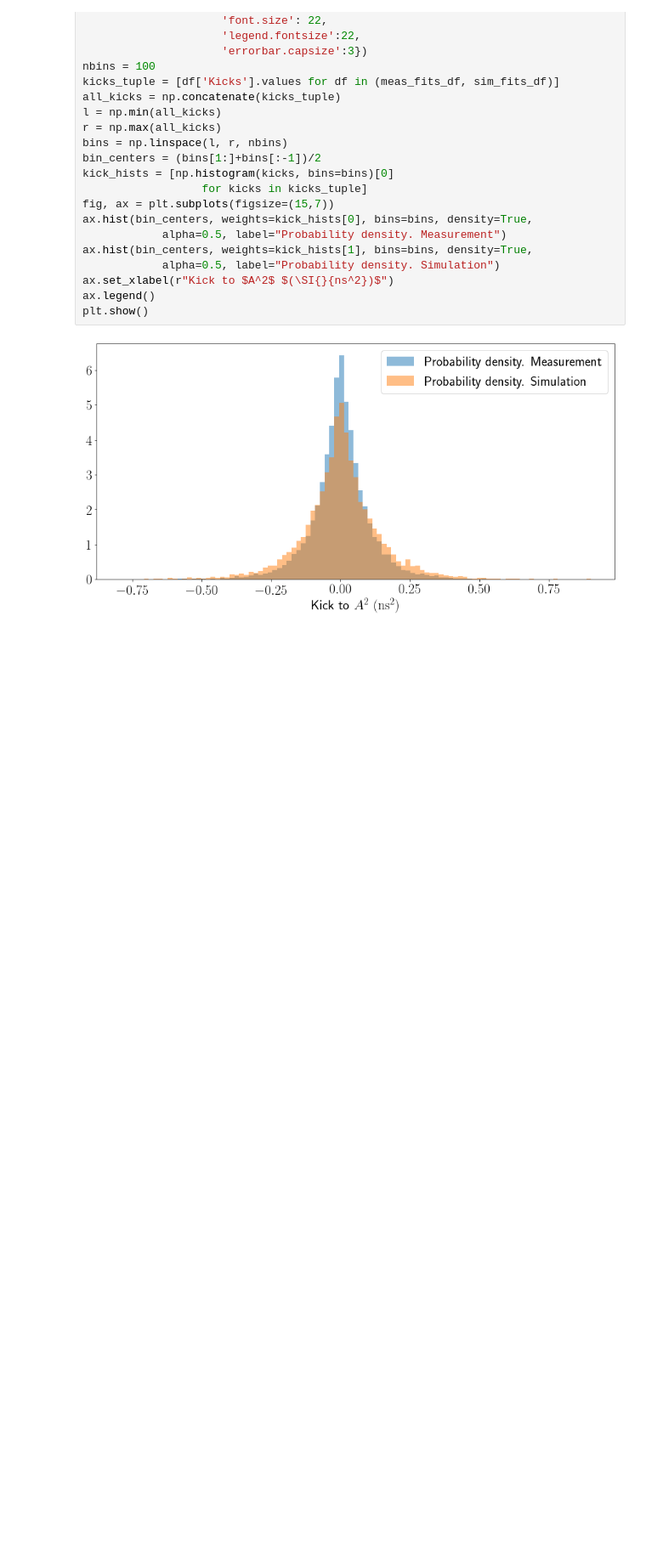
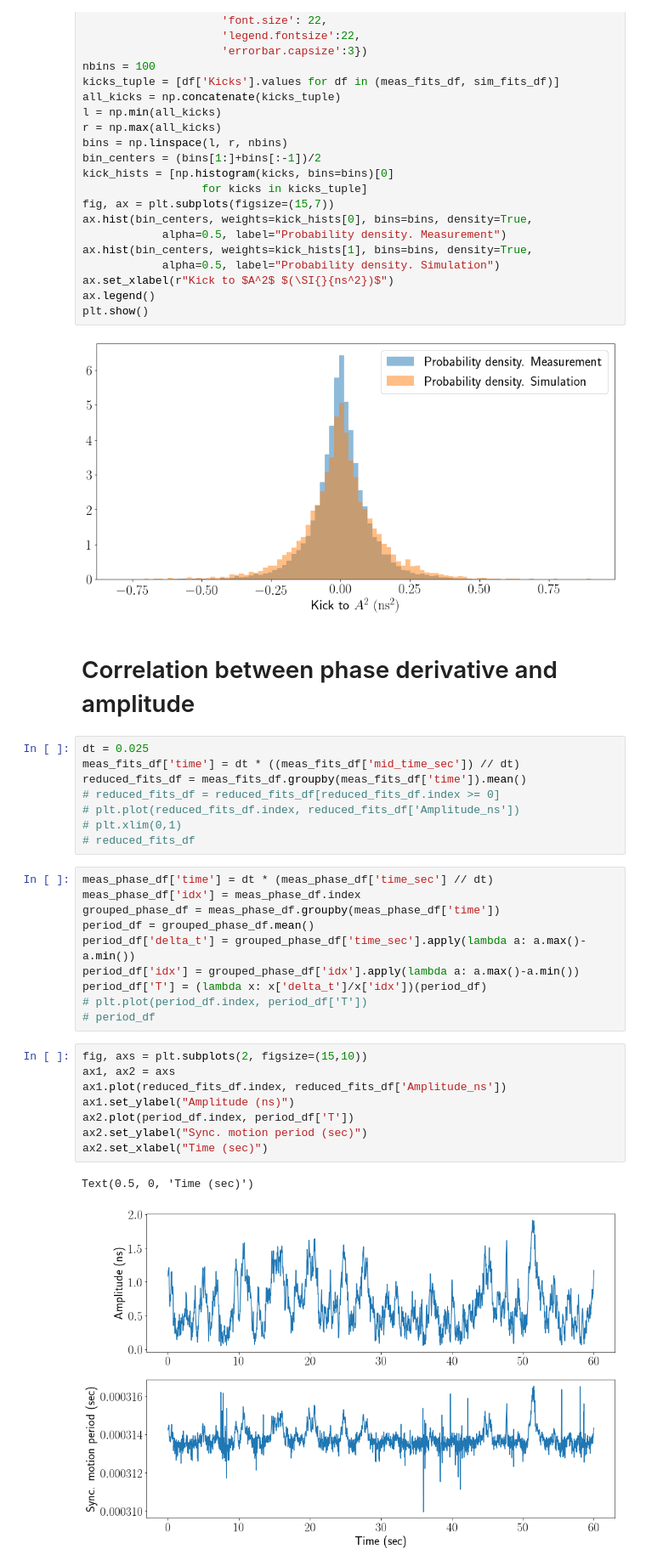
Before and after one commit to IharLobach/ursse, a Jupyter notebook: analyzing_collected_data/shifts/shift_02_28_2020/experiment_vs_simulation_random_walk.ipynb, the cells around one changed output. Shown: that part at 85% size. Cells and saved outputs as stored; diff of their text form; blank space fills up the shorter version.

```diff
--- a/analyzing_collected_data/shifts/shift_02_28_2020/experiment_vs_simulation_random_walk.ipynb
+++ b/analyzing_collected_data/shifts/shift_02_28_2020/experiment_vs_simulation_random_walk.ipynb
@@ -382,3 +382,34 @@ ax.legend()
 plt.show()
 # %% [output]
 [figure]
+# %% [markdown]
+# Correlation between phase derivative and amplitude
+# %%
+dt = 0.025
+meas_fits_df['time'] = dt * ((meas_fits_df['mid_time_sec']) // dt)
+reduced_fits_df = meas_fits_df.groupby(meas_fits_df['time']).mean()
+# reduced_fits_df = reduced_fits_df[reduced_fits_df.index >= 0]
+# plt.plot(reduced_fits_df.index, reduced_fits_df['Amplitude_ns'])
+# plt.xlim(0,1)
+# reduced_fits_df
+# %%
+meas_phase_df['time'] = dt * (meas_phase_df['time_sec'] // dt)
+meas_phase_df['idx'] = meas_phase_df.index
+grouped_phase_df = meas_phase_df.groupby(meas_phase_df['time'])
+period_df = grouped_phase_df.mean()
+period_df['delta_t'] = grouped_phase_df['time_sec'].apply(lambda a: a.max()-a.min())
+period_df['idx'] = grouped_phase_df['idx'].apply(lambda a: a.max()-a.min())
+period_df['T'] = (lambda x: x['delta_t']/x['idx'])(period_df)
+# plt.plot(period_df.index, period_df['T'])
+# period_df
+# %%
+fig, axs = plt.subplots(2, figsize=(15,10))
+ax1, ax2 = axs
+ax1.plot(reduced_fits_df.index, reduced_fits_df['Amplitude_ns'])
+ax1.set_ylabel("Amplitude (ns)")
+ax2.plot(period_df.index, period_df['T'])
+ax2.set_ylabel("Sync. motion period (sec)")
+ax2.set_xlabel("Time (sec)")
+# %% [output]
+Text(0.5, 0, 'Time (sec)')
+[figure, added]
```
Also changed, not shown: parts of 10 cells of this notebook, 3 other files.
